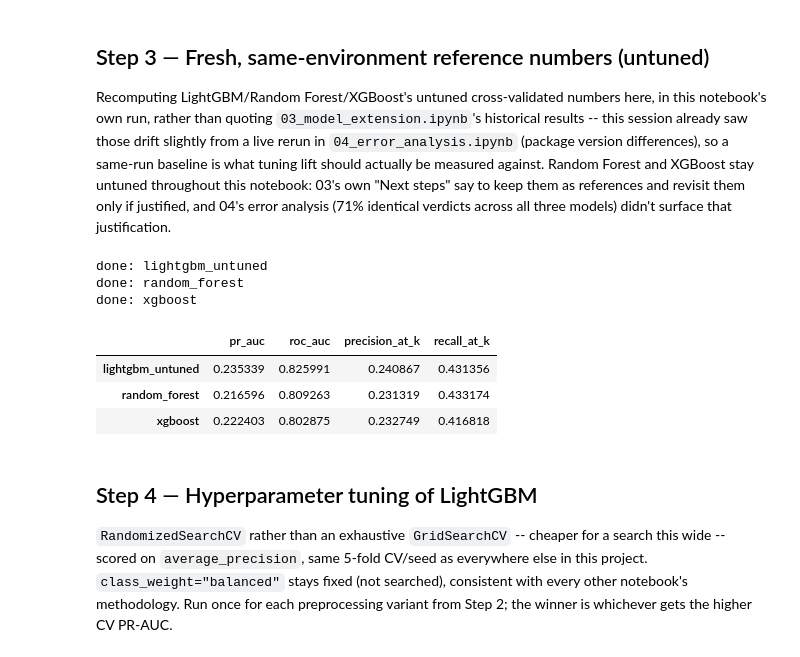
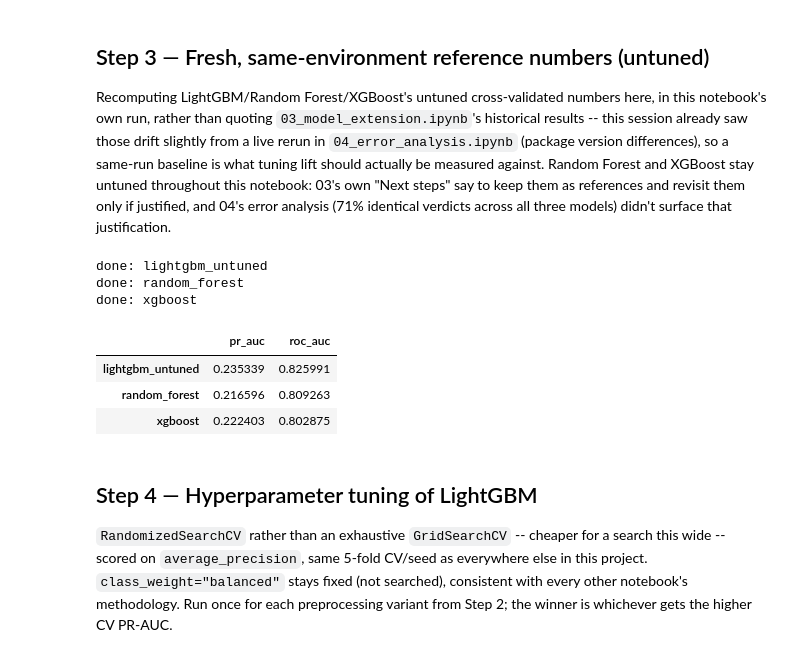
Before and after one commit to roy-nfisch/ds-fraud-in-electricity-and-gas, a Jupyter notebook: 05_final_model.ipynb, the cells around one changed output. Drawn from its saved outputs; the diff is of its cells as text; code cells hidden in the pictures.

```diff
--- a/05_final_model.ipynb
+++ b/05_final_model.ipynb
@@ -150,52 +160,38 @@ against. Random Forest and XGBoost stay untuned throughout this notebook: 03's o
 say to keep them as references and revisit them only if justified, and 04's error analysis (71%
 identical verdicts across all three models) didn't surface that justification.
 # %%
-def capacity_metrics(y_true, proba, share):
-    kk = int(np.ceil(share * len(proba)))
-    threshold = np.sort(proba)[::-1][kk - 1]
-    flagged = proba >= threshold
-    true_positive = int((flagged & (y_true == 1)).sum())
-    false_positive = int((flagged & (y_true == 0)).sum())
-    false_negative = int((~flagged & (y_true == 1)).sum())
-    return {
-        "precision_at_k": true_positive / (true_positive + false_positive),
-        "recall_at_k": true_positive / (true_positive + false_negative),
-    }
-
-
 scale_pos_weight = (y == 0).sum() / (y == 1).sum()
 
 reference_specs = {
     "lightgbm_untuned": LGBMClassifier(class_weight="balanced", random_state=RSEED, n_jobs=-1, verbosity=-1),
     "random_forest": RandomForestClassifier(class_weight="balanced", random_state=RSEED, n_jobs=-1),
     "xgboost": XGBClassifier(
         scale_pos_weight=scale_pos_weight, eval_metric="logloss", random_state=RSEED, n_jobs=-1
     ),
 }
 
 reference_oof = {}
 reference_rows = {}
 for name, model in reference_specs.items():
     pipeline = Pipeline([("preprocess", preprocessor_onehot), ("model", model)])
     proba = cross_val_predict(pipeline, X, y, cv=cv, method="predict_proba")[:, 1]
     reference_oof[name] = proba
     reference_rows[name] = {
         "pr_auc": average_precision_score(y_values, proba),
         "roc_auc": roc_auc_score(y_values, proba),
-        **capacity_metrics(y_values, proba, TOP_K_SHARE),
     }
     print(f"done: {name}")
 
 reference_summary = pd.DataFrame(reference_rows).T
 display(reference_summary)
 # %% [output]
 done: lightgbm_untuned
 done: random_forest
 done: xgboost
-|  | pr_auc | roc_auc | precision_at_k | recall_at_k |
-| lightgbm_untuned | 0.235339 | 0.825991 | 0.240867 | 0.431356 |
-| random_forest | 0.216596 | 0.809263 | 0.231319 | 0.433174 |
-| xgboost | 0.222403 | 0.802875 | 0.232749 | 0.416818 |
+|  | pr_auc | roc_auc |
+| lightgbm_untuned | 0.235339 | 0.825991 |
+| random_forest | 0.216596 | 0.809263 |
+| xgboost | 0.222403 | 0.802875 |
 # %% [markdown]
 ## Step 4 — Hyperparameter tuning of LightGBM
 
```
Also changed, not shown: parts of 9 cells of this notebook.
